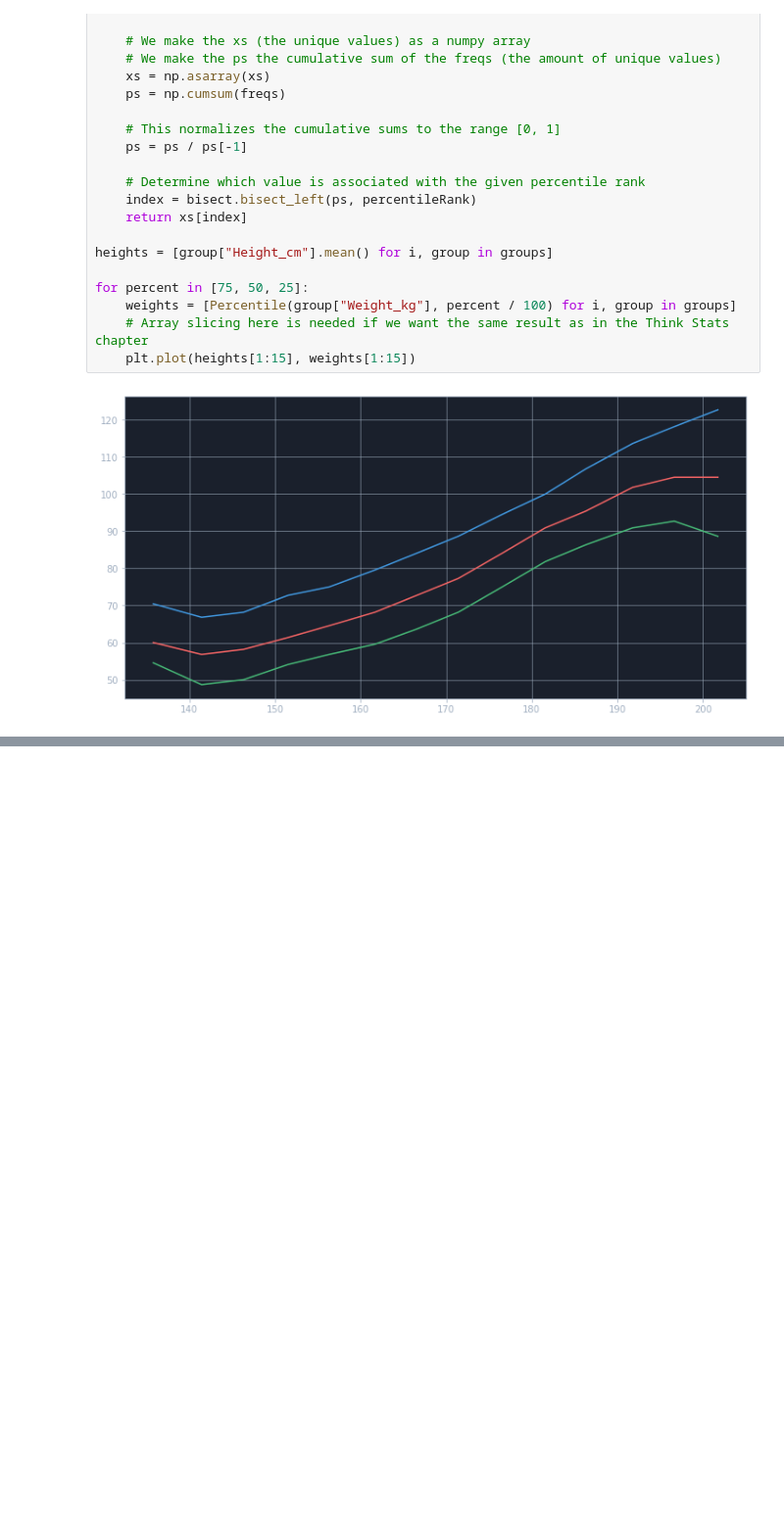
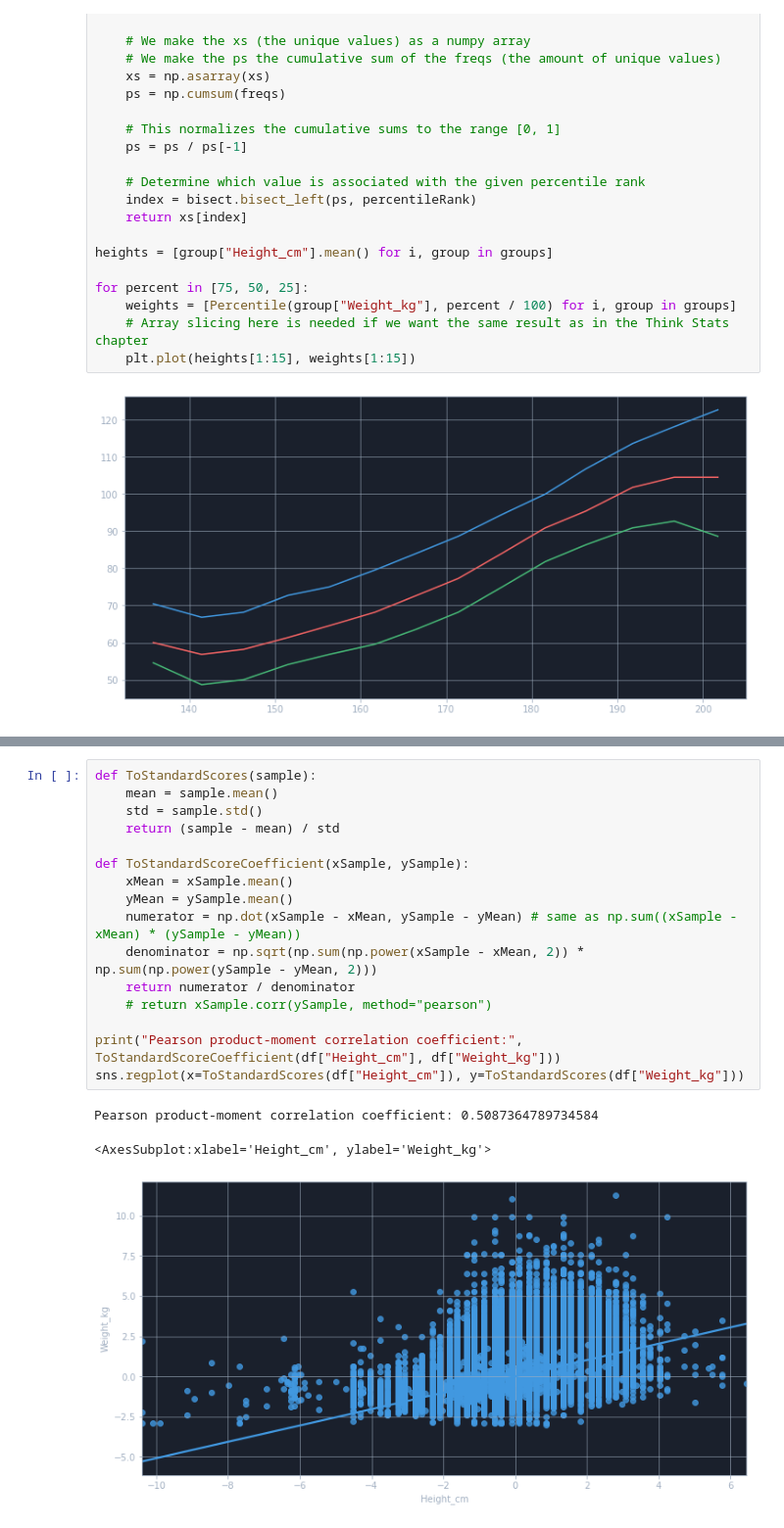
Before and after one commit to Devwulf/road-to-data-science, a Jupyter notebook: statistics/07 - Relationships Between Variables.ipynb, the cells around one changed output, grey strips where cells are left out. Shown at 98% size. Cells and saved outputs as stored; diff of their text form; blank space fills up the shorter version.

```diff
--- a/statistics/07 - Relationships Between Variables.ipynb
+++ b/statistics/07 - Relationships Between Variables.ipynb
@@ -130,0 +142,20 @@ for percent in [75, 50, 25]:
+# %%
+def ToStandardScores(sample):
+    mean = sample.mean()
+    std = sample.std()
+    return (sample - mean) / std
+
+def ToStandardScoreCoefficient(xSample, ySample):
+    xMean = xSample.mean()
+    yMean = ySample.mean()
+    numerator = np.dot(xSample - xMean, ySample - yMean) # same as np.sum((xSample - xMean) * (ySample - yMean))
+    denominator = np.sqrt(np.sum(np.power(xSample - xMean, 2)) * np.sum(np.power(ySample - yMean, 2)))
+    return numerator / denominator
+    # return xSample.corr(ySample, method="pearson")
+
+print("Pearson product-moment correlation coefficient:", ToStandardScoreCoefficient(df["Height_cm"], df["Weight_kg"]))
+sns.regplot(x=ToStandardScores(df["Height_cm"]), y=ToStandardScores(df["Weight_kg"]))
+# %% [output]
+Pearson product-moment correlation coefficient: 0.5087364789734584
+<AxesSubplot:xlabel='Height_cm', ylabel='Weight_kg'>
+[figure, added]
```
Also changed, not shown: parts of 19 cells of this notebook.
